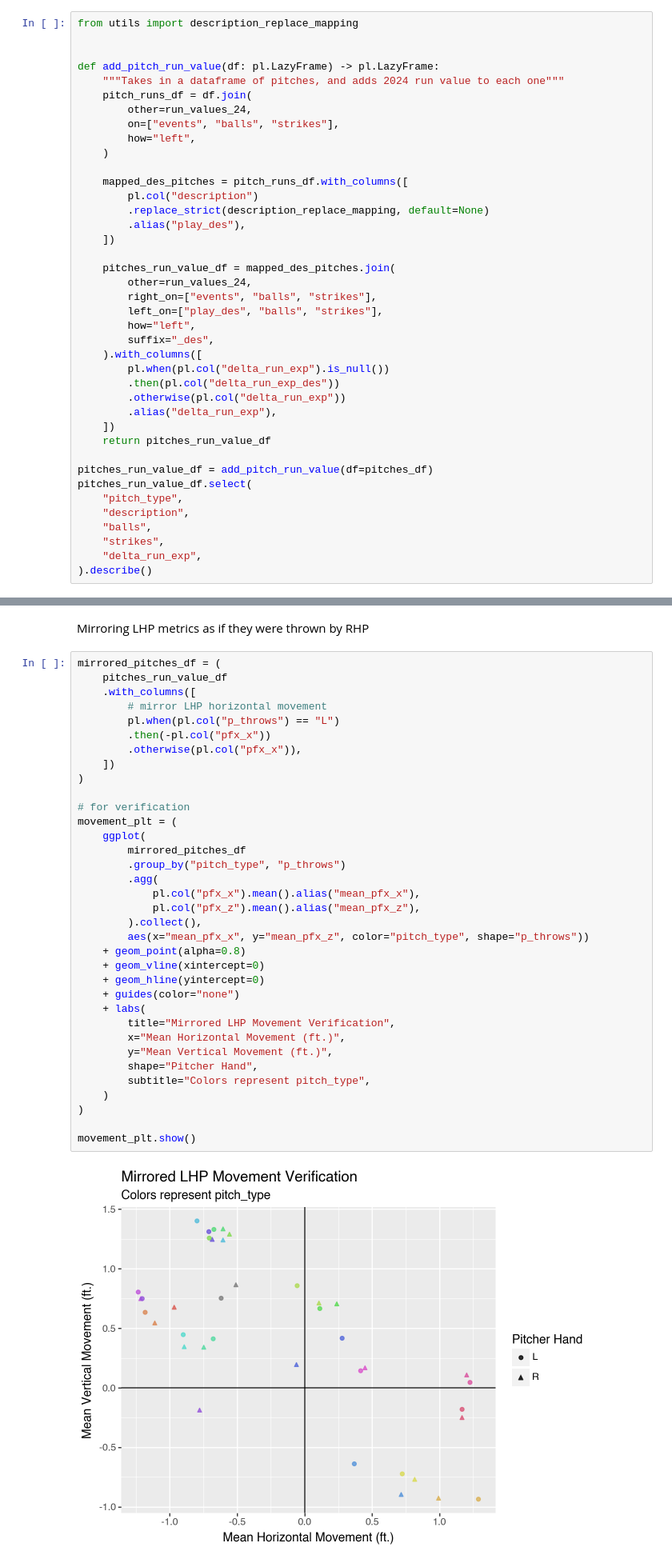
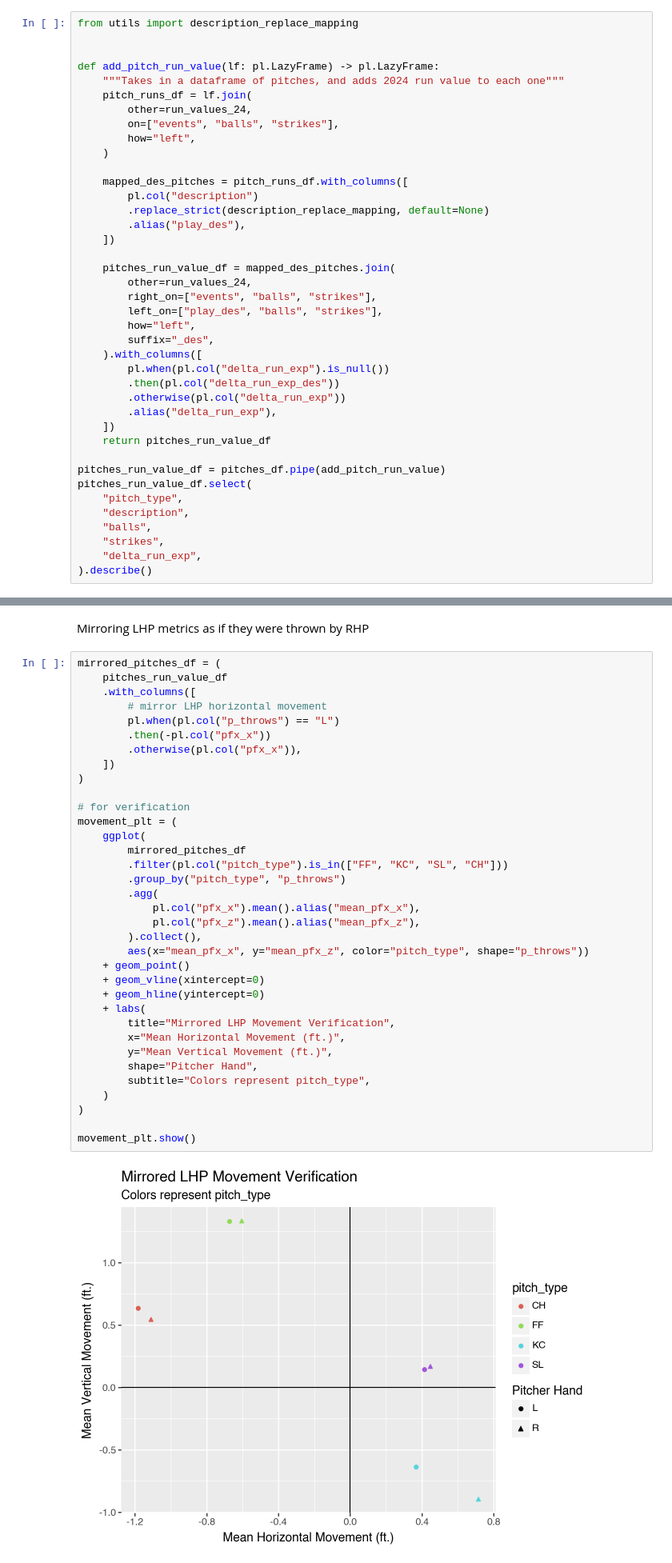
Before and after one commit to Jensen-holm/Sequence-Plus, a Jupyter notebook: notebooks/tunnel+.ipynb, the cells around one changed output, grey strips where cells are left out. Shown at 80% size. Saved outputs shown, nothing was run; the diff lists cells and outputs as text.

```diff
--- a/notebooks/tunnel+.ipynb
+++ b/notebooks/tunnel+.ipynb
@@ -55,9 +58,9 @@ Adding `delta_run_exp` first
 from utils import description_replace_mapping
 
 
-def add_pitch_run_value(df: pl.LazyFrame) -> pl.LazyFrame:
+def add_pitch_run_value(lf: pl.LazyFrame) -> pl.LazyFrame:
     """Takes in a dataframe of pitches, and adds 2024 run value to each one"""
-    pitch_runs_df = df.join(
+    pitch_runs_df = lf.join(
         other=run_values_24,
         on=["events", "balls", "strikes"],
         how="left",
@@ -83,7 +86,7 @@ def add_pitch_run_value(df: pl.LazyFrame) -> pl.LazyFrame:
     ])
     return pitches_run_value_df
 
-pitches_run_value_df = add_pitch_run_value(df=pitches_df)
+pitches_run_value_df = pitches_df.pipe(add_pitch_run_value)
 pitches_run_value_df.select(
     "pitch_type",
     "description",
@@ -113,34 +116,34 @@ mirrored_pitches_df = (
         # mirror LHP horizontal movement
         pl.when(pl.col("p_throws") == "L")
         .then(-pl.col("pfx_x"))
         .otherwise(pl.col("pfx_x")),
     ])
 )
 
 # for verification
 movement_plt = (
     ggplot(
         mirrored_pitches_df
+        .filter(pl.col("pitch_type").is_in(["FF", "KC", "SL", "CH"]))
         .group_by("pitch_type", "p_throws")
         .agg(
             pl.col("pfx_x").mean().alias("mean_pfx_x"),
             pl.col("pfx_z").mean().alias("mean_pfx_z"),
         ).collect(),
         aes(x="mean_pfx_x", y="mean_pfx_z", color="pitch_type", shape="p_throws"))
-    + geom_point(alpha=0.8)
+    + geom_point()
     + geom_vline(xintercept=0)
     + geom_hline(yintercept=0)
-    + guides(color="none")
     + labs(
         title="Mirrored LHP Movement Verification",
         x="Mean Horizontal Movement (ft.)",
         y="Mean Vertical Movement (ft.)",
         shape="Pitcher Hand",
         subtitle="Colors represent pitch_type",
     )
 )
 
 movement_plt.show()
 # %% [output]
-[figure, old version]
+[figure, new version]
 # %% [markdown]
```
Also changed, not shown: parts of 7 cells of this notebook, 1 other file.
